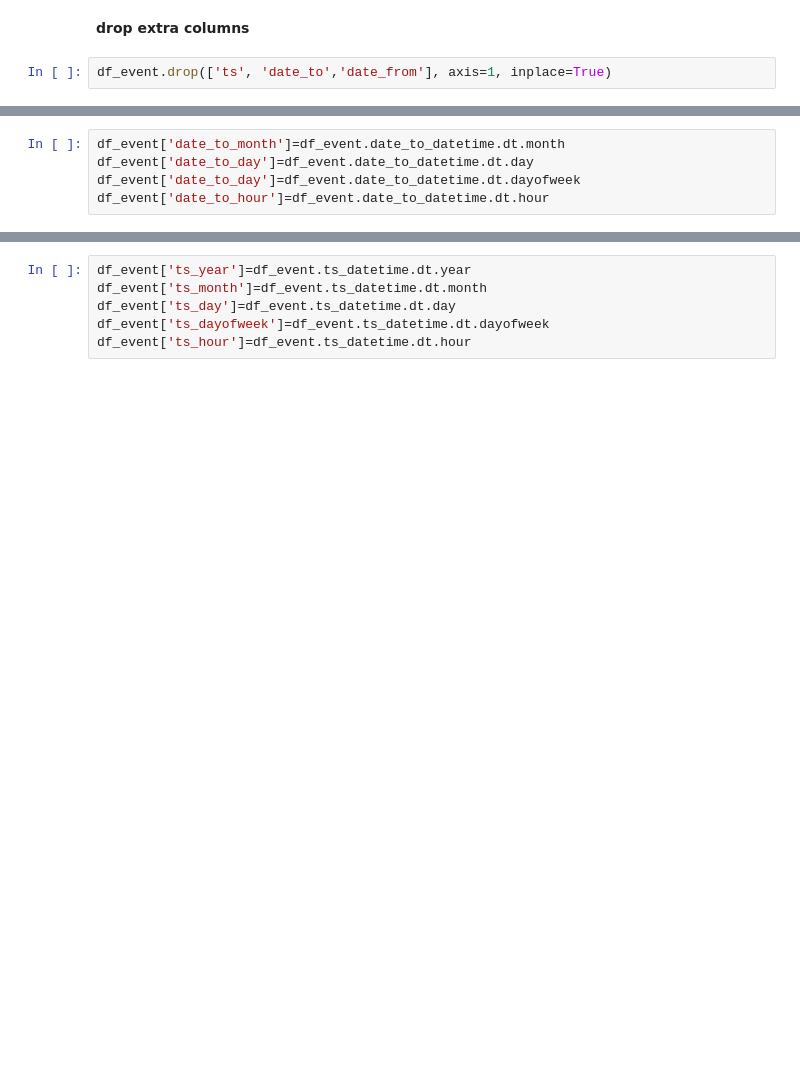
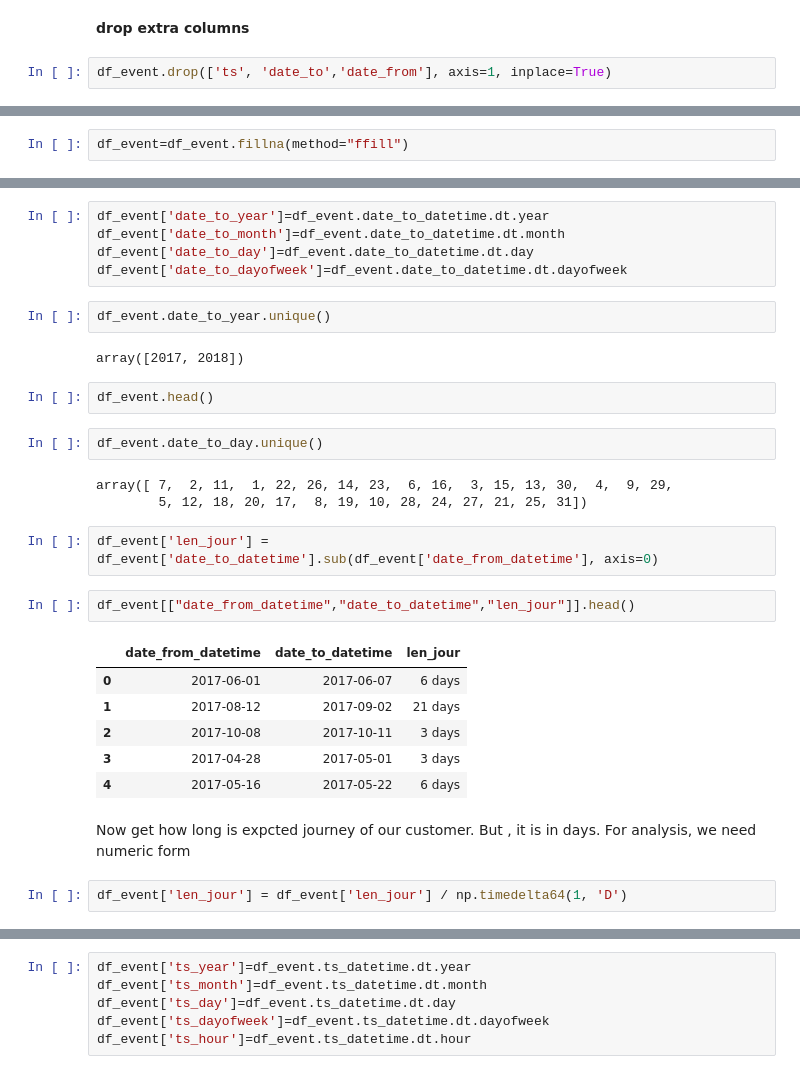
Before and after one commit to HassanSherwani/Predict_travelpattern_ML, a Jupyter notebook: Notebook1.ipynb, the cells around one changed output, grey strips where cells are left out. Saved outputs shown, nothing was run; the diff lists cells and outputs as text; blank space fills up the shorter version.

```diff
--- a/Notebook1.ipynb
+++ b/Notebook1.ipynb
@@ -322,0 +370,2 @@ df_event.head(2)
+# %%
+df_event=df_event.fillna(method="ffill")
@@ -334,5 +411,31 @@ df_event.head()
 # %%
+df_event['date_to_year']=df_event.date_to_datetime.dt.year
 df_event['date_to_month']=df_event.date_to_datetime.dt.month
 df_event['date_to_day']=df_event.date_to_datetime.dt.day
-df_event['date_to_day']=df_event.date_to_datetime.dt.dayofweek
-df_event['date_to_hour']=df_event.date_to_datetime.dt.hour
+df_event['date_to_dayofweek']=df_event.date_to_datetime.dt.dayofweek
+# %%
+df_event.date_to_year.unique()
+# %% [output]
+array([2017, 2018])
+# %%
+df_event.head()
+# %%
+df_event.date_to_day.unique()
+# %% [output]
+array([ 7,  2, 11,  1, 22, 26, 14, 23,  6, 16,  3, 15, 13, 30,  4,  9, 29,
+        5, 12, 18, 20, 17,  8, 19, 10, 28, 24, 27, 21, 25, 31])
+# %%
+df_event['len_jour'] = df_event['date_to_datetime'].sub(df_event['date_from_datetime'], axis=0)
+# %%
+df_event[["date_from_datetime","date_to_datetime","len_jour"]].head()
+# %% [output]
+|  | date_from_datetime | date_to_datetime | len_jour |
+| 0 | 2017-06-01 | 2017-06-07 | 6 days |
+| 1 | 2017-08-12 | 2017-09-02 | 21 days |
+| 2 | 2017-10-08 | 2017-10-11 | 3 days |
+| 3 | 2017-04-28 | 2017-05-01 | 3 days |
+| 4 | 2017-05-16 | 2017-05-22 | 6 days |
+# %% [markdown]
+Now get how long is expcted journey of our customer. But , it is in days. For analysis, we need numeric form
+# %%
+df_event['len_jour'] = df_event['len_jour'] / np.timedelta64(1, 'D')
```
Also changed, not shown: parts of 18 cells of this notebook.
